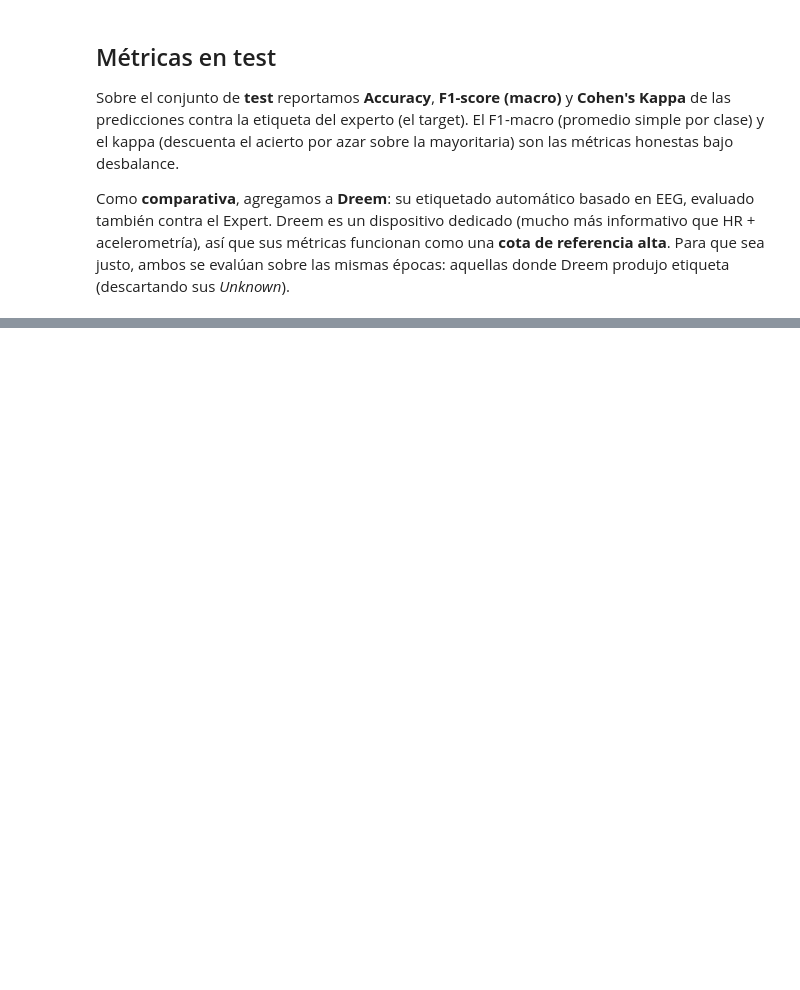
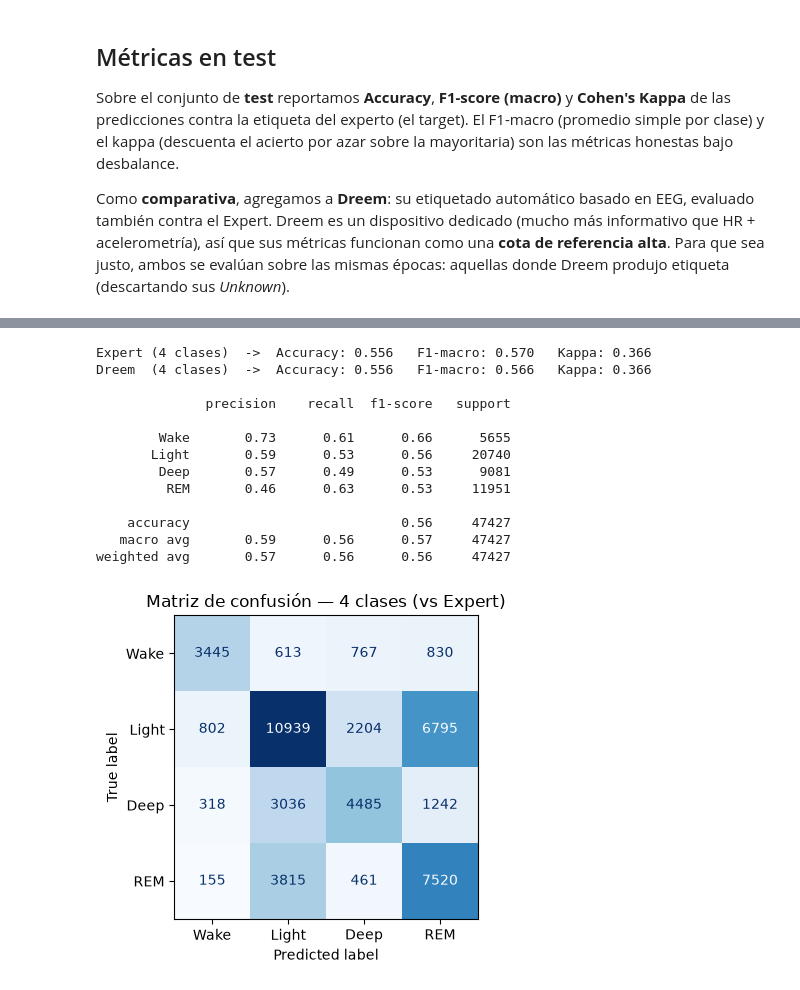
Before and after one commit to agus-pereyra/proyecto-final-ml, a Jupyter notebook: notebooks/MLP.ipynb, the cells around one changed output, grey strips where cells are left out. Cells and saved outputs as stored; diff of their text form; code cells hidden in the pictures; blank space fills up the shorter version.

```diff
--- a/notebooks/MLP.ipynb
+++ b/notebooks/MLP.ipynb
@@ -164,0 +201,42 @@ Comparativa vs Expert (épocas con Dreem válido: 47379 de 47427):
+# %%
+map4 = {0: 0, 1: 1, 2: 1, 3: 2, 4: 3}
+names4 = ['Wake', 'Light', 'Deep', 'REM']
+remap = np.vectorize(map4.get)
+
+y_true4, y_pred4 = remap(y_true), remap(y_pred)
+
+# vs Expert
+print(f"Expert (4 clases)  ->  Accuracy: {accuracy_score(y_true4, y_pred4):.3f}   "
+      f"F1-macro: {f1_score(y_true4, y_pred4, average='macro'):.3f}   "
+      f"Kappa: {cohen_kappa_score(y_true4, y_pred4):.3f}")
+
+# vs Dreem (épocas con etiqueta válida de Dreem)
+mask = dreem_test != 5
+d4, p4 = remap(dreem_test[mask]), remap(y_pred[mask])
+print(f"Dreem  (4 clases)  ->  Accuracy: {accuracy_score(d4, p4):.3f}   "
+      f"F1-macro: {f1_score(d4, p4, average='macro'):.3f}   "
+      f"Kappa: {cohen_kappa_score(d4, p4):.3f}")
+print()
+print(classification_report(y_true4, y_pred4, target_names=names4))
+
+cm4 = confusion_matrix(y_true4, y_pred4, labels=range(4))
+disp4 = ConfusionMatrixDisplay(cm4, display_labels=names4)
+fig, ax = plt.subplots(figsize=(5, 4))
+disp4.plot(ax=ax, cmap='Blues', colorbar=False)
+ax.set_title('Matriz de confusión — 4 clases (vs Expert)')
+plt.tight_layout(); plt.show()
+# %% [output]
+Expert (4 clases)  ->  Accuracy: 0.556   F1-macro: 0.570   Kappa: 0.366
+Dreem  (4 clases)  ->  Accuracy: 0.556   F1-macro: 0.566   Kappa: 0.366
+
+              precision    recall  f1-score   support
+
+        Wake       0.73      0.61      0.66      5655
+       Light       0.59      0.53      0.56     20740
+        Deep       0.57      0.49      0.53      9081
+         REM       0.46      0.63      0.53     11951
+
+    accuracy                           0.56     47427
+   macro avg       0.59      0.56      0.57     47427
+weighted avg       0.57      0.56      0.56     47427
+[figure, added]
```
Also changed, not shown: parts of 15 cells of this notebook, 4 other files.
